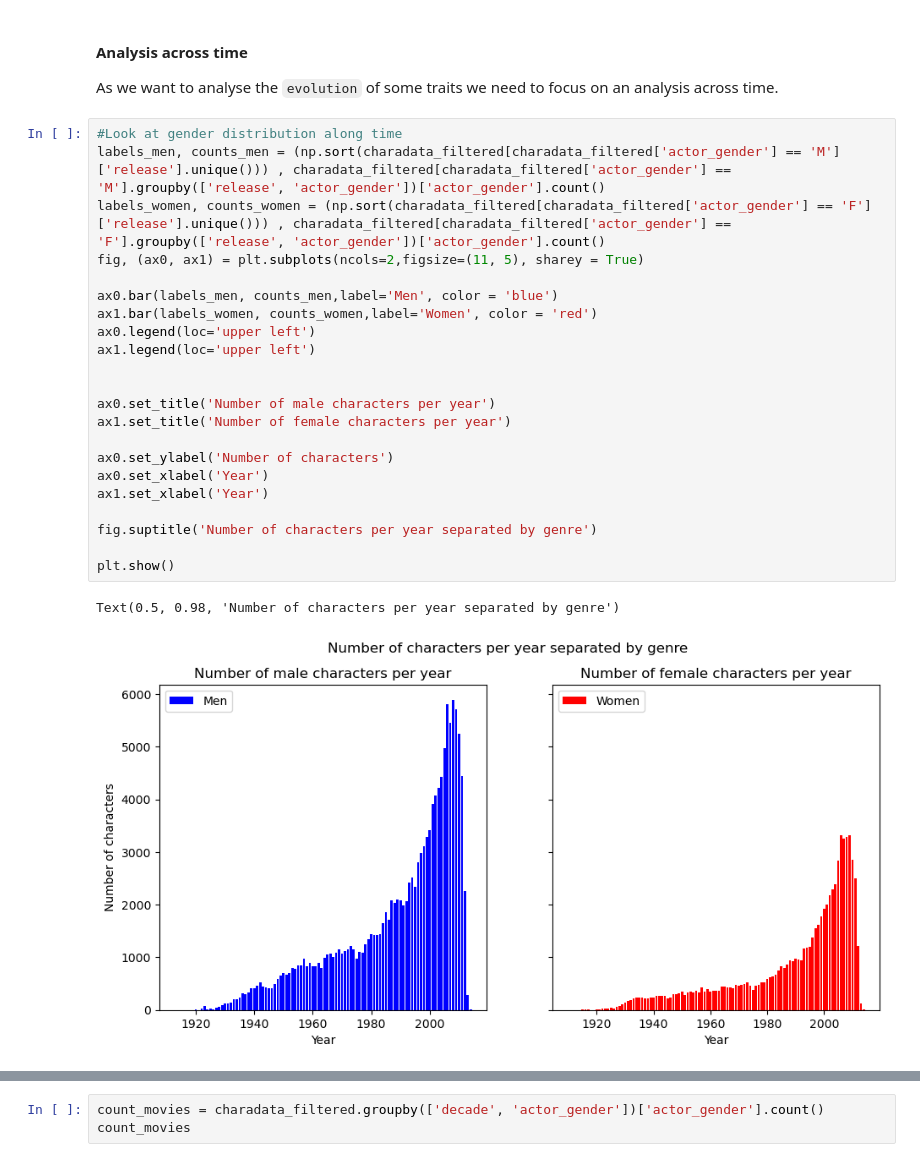
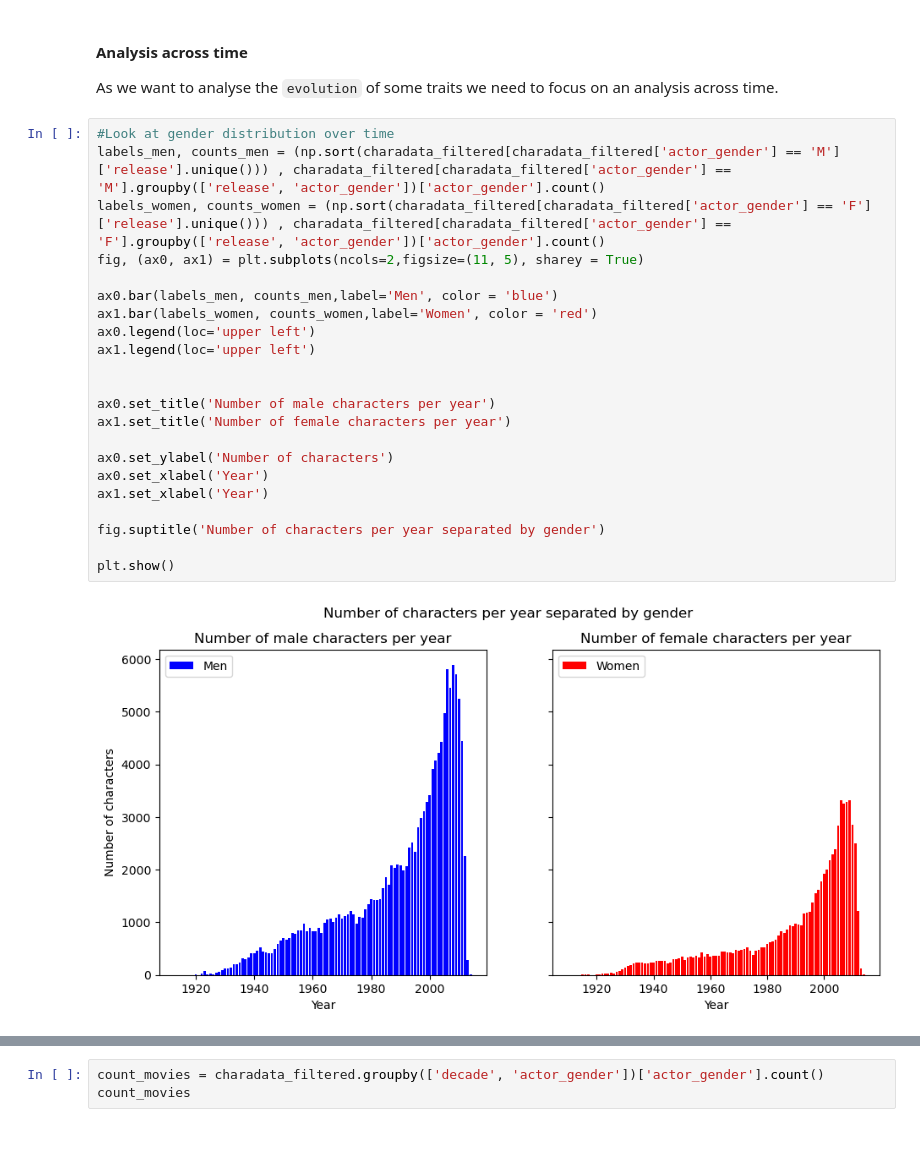
Before and after one commit to epfl-ada/ada-2022-project-nonansland22, a Jupyter notebook: Project_NoNansLand.ipynb, the cells around one changed output, grey strips where cells are left out. Saved outputs shown, nothing was run; the diff lists cells and outputs as text.

```diff
--- a/Project_NoNansLand.ipynb
+++ b/Project_NoNansLand.ipynb
@@ -308,28 +323,27 @@ plt.show()
 
 As we want to analyse the `evolution` of some traits we need to focus on an analysis across time.
 # %%
-#Look at gender distribution along time
+#Look at gender distribution over time
 labels_men, counts_men = (np.sort(charadata_filtered[charadata_filtered['actor_gender'] == 'M']['release'].unique())) , charadata_filtered[charadata_filtered['actor_gender'] == 'M'].groupby(['release', 'actor_gender'])['actor_gender'].count()
 labels_women, counts_women = (np.sort(charadata_filtered[charadata_filtered['actor_gender'] == 'F']['release'].unique())) , charadata_filtered[charadata_filtered['actor_gender'] == 'F'].groupby(['release', 'actor_gender'])['actor_gender'].count()
 fig, (ax0, ax1) = plt.subplots(ncols=2,figsize=(11, 5), sharey = True)
 
 ax0.bar(labels_men, counts_men,label='Men', color = 'blue')
 ax1.bar(labels_women, counts_women,label='Women', color = 'red')
 ax0.legend(loc='upper left')
 ax1.legend(loc='upper left')
 
 
 ax0.set_title('Number of male characters per year')
 ax1.set_title('Number of female characters per year')
 
 ax0.set_ylabel('Number of characters')
 ax0.set_xlabel('Year')
 ax1.set_xlabel('Year')
 
-fig.suptitle('Number of characters per year separated by genre')
+fig.suptitle('Number of characters per year separated by gender')
 
 plt.show()
 # %% [output]
-Text(0.5, 0.98, 'Number of characters per year separated by genre')
-[figure, old version]
+[figure, new version]
 # %% [markdown]
```
Also changed, not shown: parts of 32 cells of this notebook.
